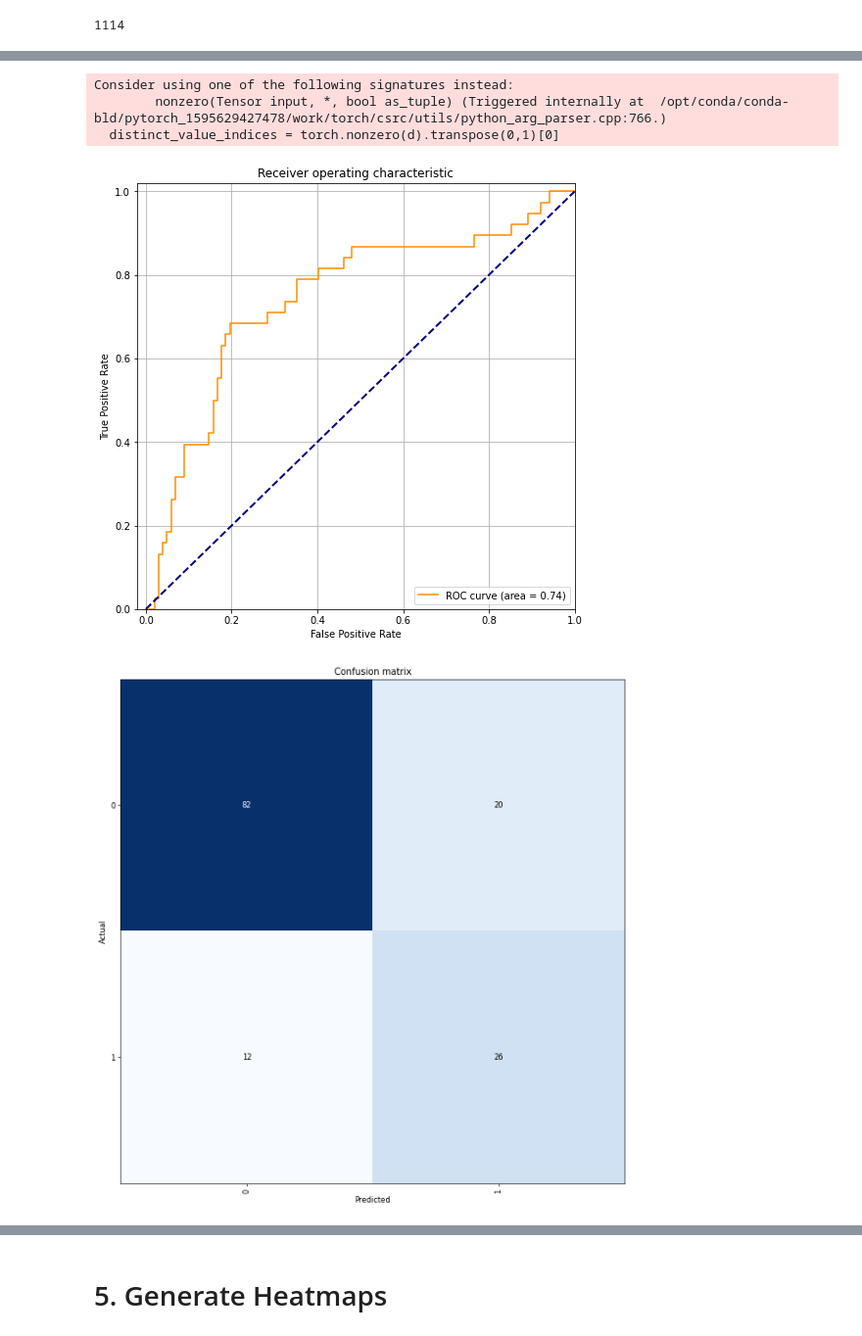
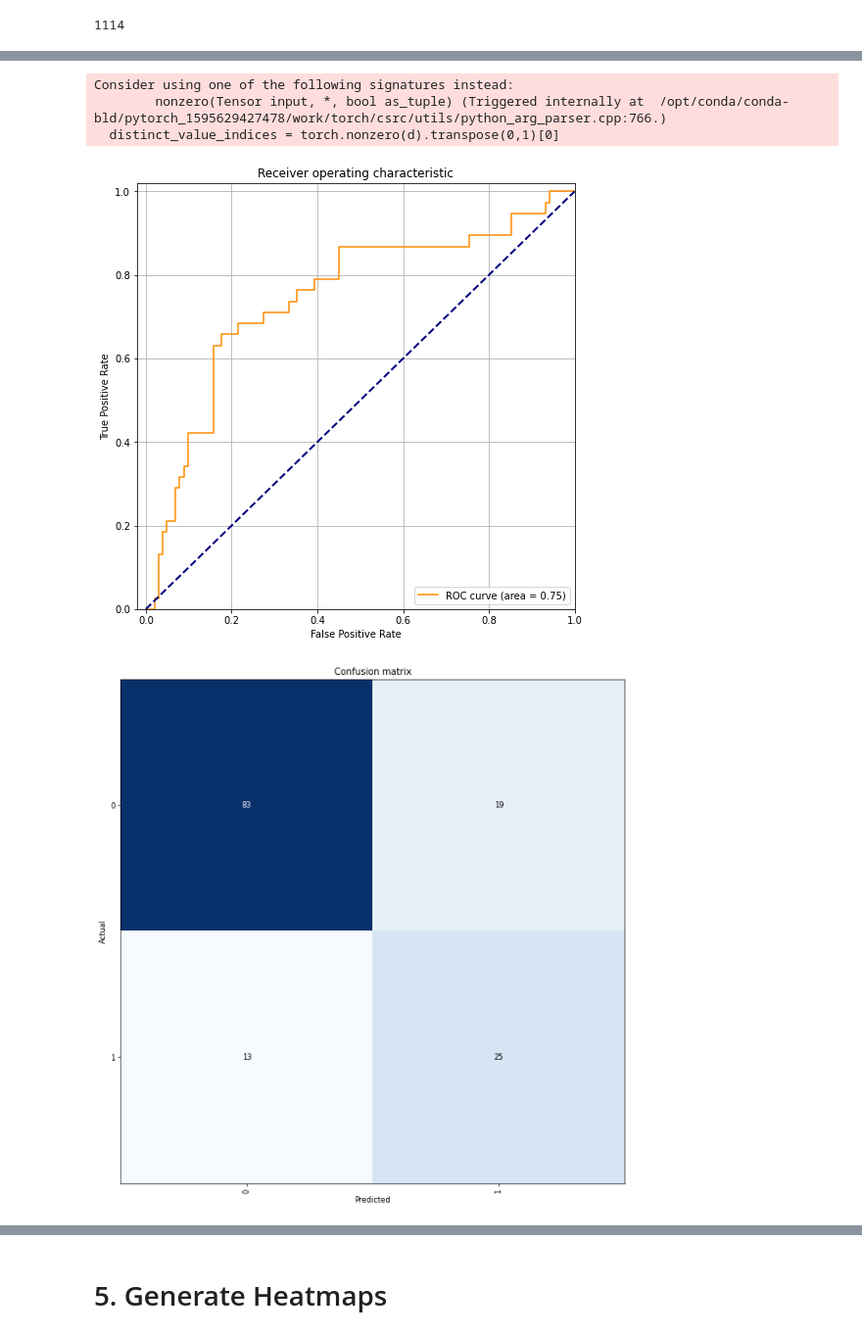
Before and after one commit to NikonPic/TumorSegmentationDemo, a Jupyter notebook: 02_feature_classification.ipynb, the cells around one changed output, grey strips where cells are left out. Shown at 98% size. Saved outputs shown, nothing was run; the diff lists cells and outputs as text; code cells hidden in the pictures.

```diff
--- a/02_feature_classification.ipynb
+++ b/02_feature_classification.ipynb
@@ -914,5 +914,5 @@ sensitifity: 0.3684210526315789
 # %%
-learn.load('best_so_far_2')
+learn.load('best_so_far')
 interp_best = ClassificationInterpretation.from_learner(learn, DatasetType.Test)
 #interp.plot_confusion_matrix(figsize=(10, 10), dpi=60)
 print("Accuracy: ", round(100 * get_acc(interp_best), 1), "%")
@@ -932,5 +932,5 @@ sensitifity: 0.6842105263157895
 Consider using one of the following signatures instead:
         nonzero(Tensor input, *, bool as_tuple) (Triggered internally at  /opt/conda/conda-bld/pytorch_1595629427478/work/torch/csrc/utils/python_arg_parser.cpp:766.)
   distinct_value_indices = torch.nonzero(d).transpose(0,1)[0]
-[figure, old version]
+[figure, new version]
 [figure]
```
Also changed, not shown: parts of 26 cells of this notebook, 7 other files.
